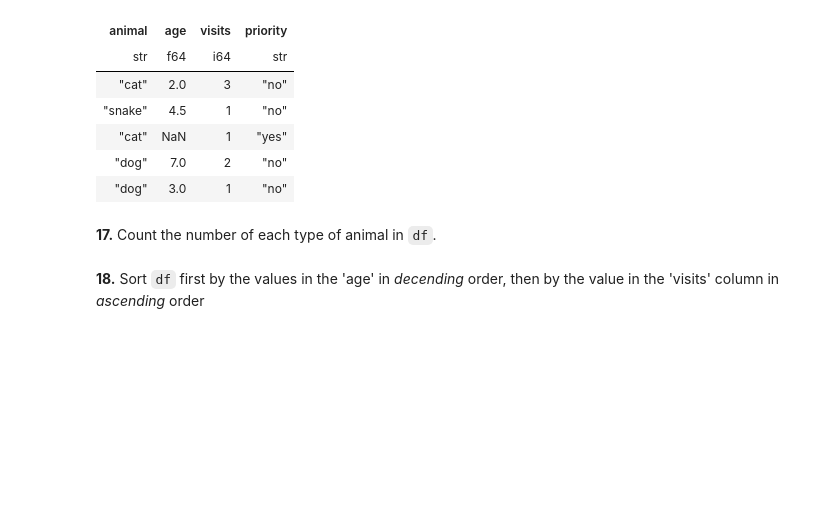
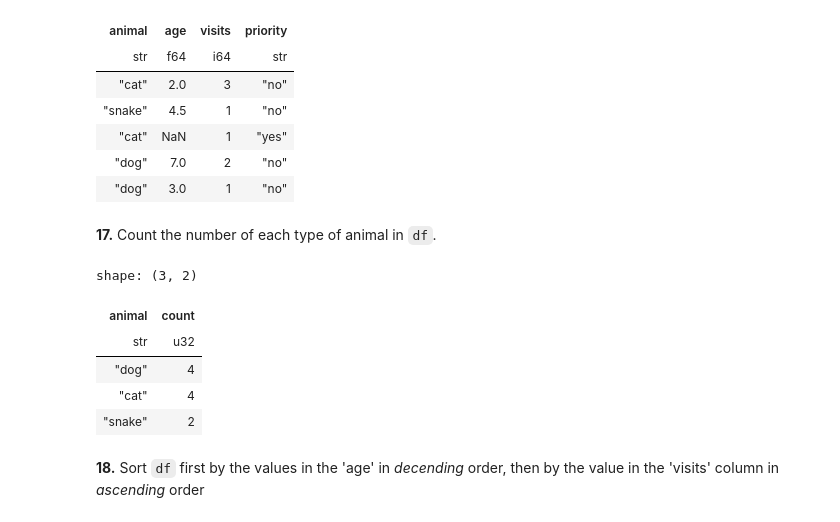
Before and after one commit to LeRoiFou/polars_tuto, a Jupyter notebook: indexB002_DFBasics.ipynb, the cells around one changed output. Drawn from its saved outputs; the diff is of its cells as text; code cells hidden in the pictures; blank space fills up the shorter version.

```diff
--- a/indexB002_DFBasics.ipynb
+++ b/indexB002_DFBasics.ipynb
@@ -197,5 +197,14 @@ shape: (5, 4)
 | "dog" | 3.0 | 1 | "no" |
 # %% [markdown]
 **17.** Count the number of each type of animal in `df`.
+# %%
+df['animal'].value_counts()
+# %% [output]
+shape: (3, 2)
+| animal | count |
+| str | u32 |
+| "dog" | 4 |
+| "cat" | 4 |
+| "snake" | 2 |
 # %% [markdown]
 **18.** Sort `df` first by the values in the 'age' in *decending* order, then by the value in the 'visits' column in *ascending* order
```
Also changed, not shown: parts of 5 cells of this notebook, 2 other files.
